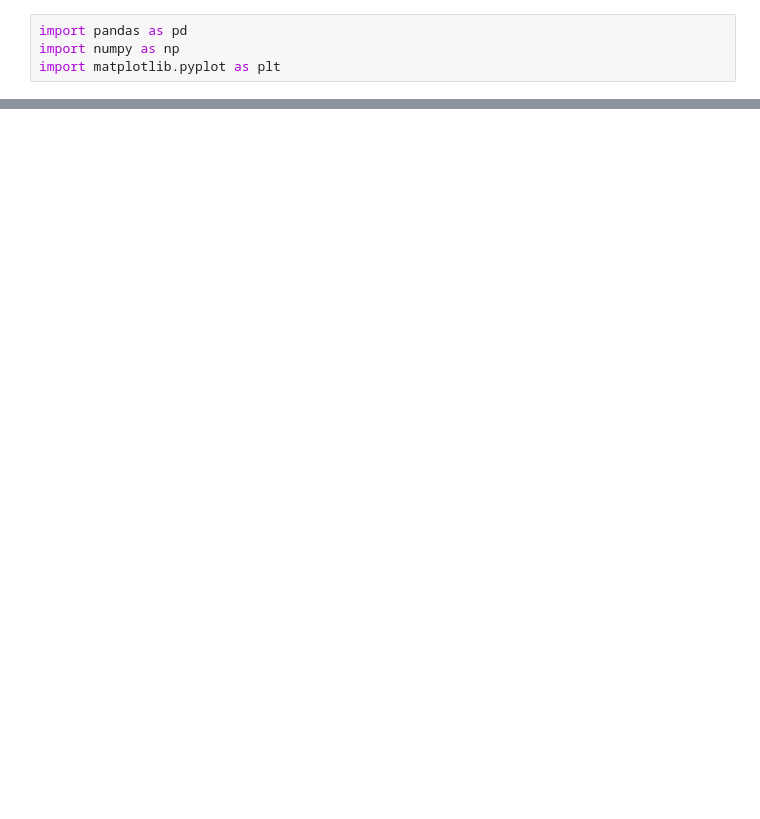
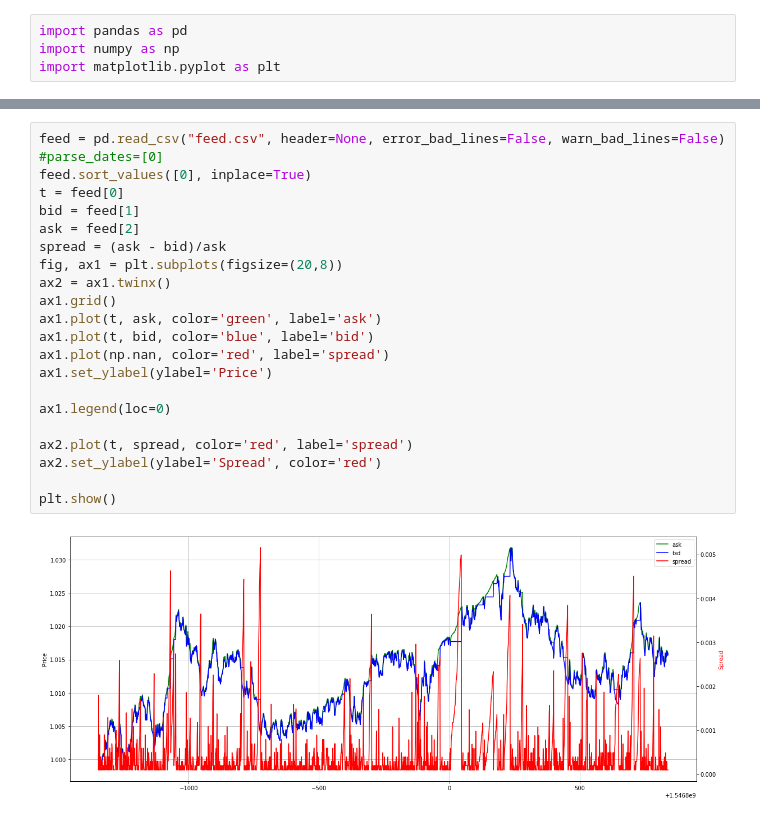
Before and after one commit to dsirotkin256/matching-cpp, a Jupyter notebook: Research/Matching analysis.ipynb, the cells around one changed output, grey strips where cells are left out. Saved outputs shown, nothing was run; the diff lists cells and outputs as text; blank space fills up the shorter version.

```diff
--- a/Research/Matching analysis.ipynb
+++ b/Research/Matching analysis.ipynb
@@ -32,0 +25,23 @@ Best Ask:  1.0123
+# %%
+feed = pd.read_csv("feed.csv", header=None, error_bad_lines=False, warn_bad_lines=False) #parse_dates=[0]
+feed.sort_values([0], inplace=True)
+t = feed[0]
+bid = feed[1]
+ask = feed[2]
+spread = (ask - bid)/ask
+fig, ax1 = plt.subplots(figsize=(20,8))
+ax2 = ax1.twinx()
+ax1.grid()
+ax1.plot(t, ask, color='green', label='ask')
+ax1.plot(t, bid, color='blue', label='bid')
+ax1.plot(np.nan, color='red', label='spread')
+ax1.set_ylabel(ylabel='Price')
+
+ax1.legend(loc=0)
+
+ax2.plot(t, spread, color='red', label='spread')
+ax2.set_ylabel(ylabel='Spread', color='red')
+
+plt.show()
+# %% [output]
+[figure, added]
```
Also changed, not shown: parts of 3 cells of this notebook.
